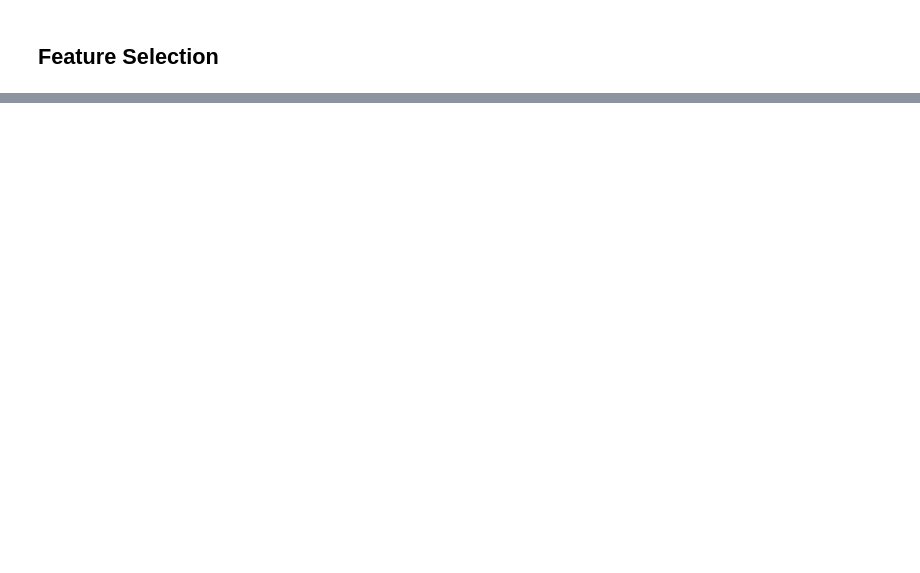
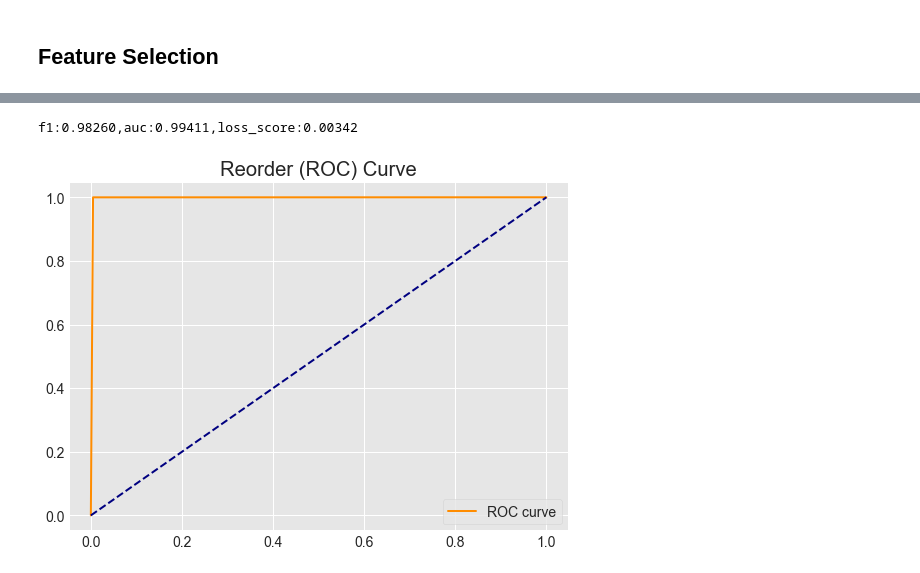
Before and after one commit to tchen052/Instacart-Market-Basket-Analysis, a Jupyter notebook: ipynb/models/model_testing.ipynb, the cells around one changed output, grey strips where cells are left out. Drawn from its saved outputs; the diff is of its cells as text; code cells hidden in the pictures; blank space fills up the shorter version.

Commit message:
update models

```diff
--- a/ipynb/models/model_testing.ipynb
+++ b/ipynb/models/model_testing.ipynb
@@ -237,0 +305,16 @@ import xgboost
+# %%
+from sklearn.feature_selection import SelectKBest, chi2
+
+X_train, X_test, y_train, y_test = train_test_split(X,y, test_size=0.2, random_state=42)
+X_model_new = SelectKBest(score_func=chi2,k=20)
+fit= X_model_new.fit(X_train,y_train)
+X_model_new
+df_scores = pd.DataFrame(fit.scores_)
+df_columns = pd.DataFrame(X_train.columns)
+
+feature_scores = pd.concat([df_columns, df_scores],axis=1)
+feature_scores.columns = ['Feature_Name','Score']
+# %%
+feature_ranks = feature_scores.sort_values('Score', ascending=False).reset_index(drop=True)
+feature_ranks.rename(columns={"Feature_Name":"Select_K_rank","Score":"Select_K_score"},inplace=True)
+feature_ranks
@@ -271,0 +345,64 @@ array([[1.144293e+06, 9.260000e+02, 3.210000e+02, 6.050000e+02,
+# %%
+best_features = feature_ranks['Select_K_rank'][:14]
+best_features = best_features.tolist()
+# %%
+#New X and y with new features
+X = train[best_features]
+y = train['target']
+
+#Standard Scalar
+scaler = StandardScaler()
+Z_scaled = scaler.fit_transform(X)
+
+#TTS
+X_train, X_test, y_train, y_test = train_test_split(
+    Z_scaled,y, test_size=0.2, random_state=42)
+
+#Fit model
+logreg = LogisticRegression()
+logreg.fit(X_train, y_train)
+
+#store outputs
+y_pred = logreg.predict(X_test)
+
+#store probabilities
+reorder_logit_prob = logreg.predict_proba(X_test)[:,1]
+
+#create confusion matrix and metrics
+cm = pd.DataFrame(metrics.confusion_matrix
+                  (y_true=y_test, y_pred=reorder_logit_prob > 0.65),
+                  columns=['Negative Pred', 'Positive Pred'])
+tn = cm.iloc[0,0]
+fn = cm.iloc[1,0]
+fp = cm.iloc[0,1]
+tp = cm.iloc[1,1]
+
+acc = (tp+tn) / (tp+tn+fp+fn)
+sen = (tp) / (tp+fn)
+prec = tp / (tp+fp)
+rec = tp/(tp+fn)
+pp = tp / (tp+fp)
+
+f1=f1_score(y_test,reorder_logit_prob > .65)
+brier=brier_score_loss(y_test, reorder_logit_prob > .65)
+auc=roc_auc_score(y_test, reorder_logit_prob > .65)
+
+print(f"f1:{f1:.5f},auc:{auc:.5f},loss_score:{brier:.5f}")
+
+#plot ROC
+fpr, tpr, thresholds = roc_curve(y_test, y_pred)
+
+#Visualization for ROC curve
+sns.set_style("darkgrid", {"axes.facecolor": ".9"})
+
+plt.figure(figsize=(8,6))
+lw = 2
+plt.plot(fpr, tpr, color='darkorange',
+         lw=lw, label='ROC curve')
+plt.plot([0, 1], [0, 1], color='navy', lw=lw, linestyle='--')
+plt.title('Reorder (ROC) Curve')
+plt.legend(loc="lower right")
+plt.show();
+# %% [output]
+f1:0.98260,auc:0.99411,loss_score:0.00342
+[figure, added]
```
Also changed, not shown: parts of 36 cells of this notebook, 1 other file.
